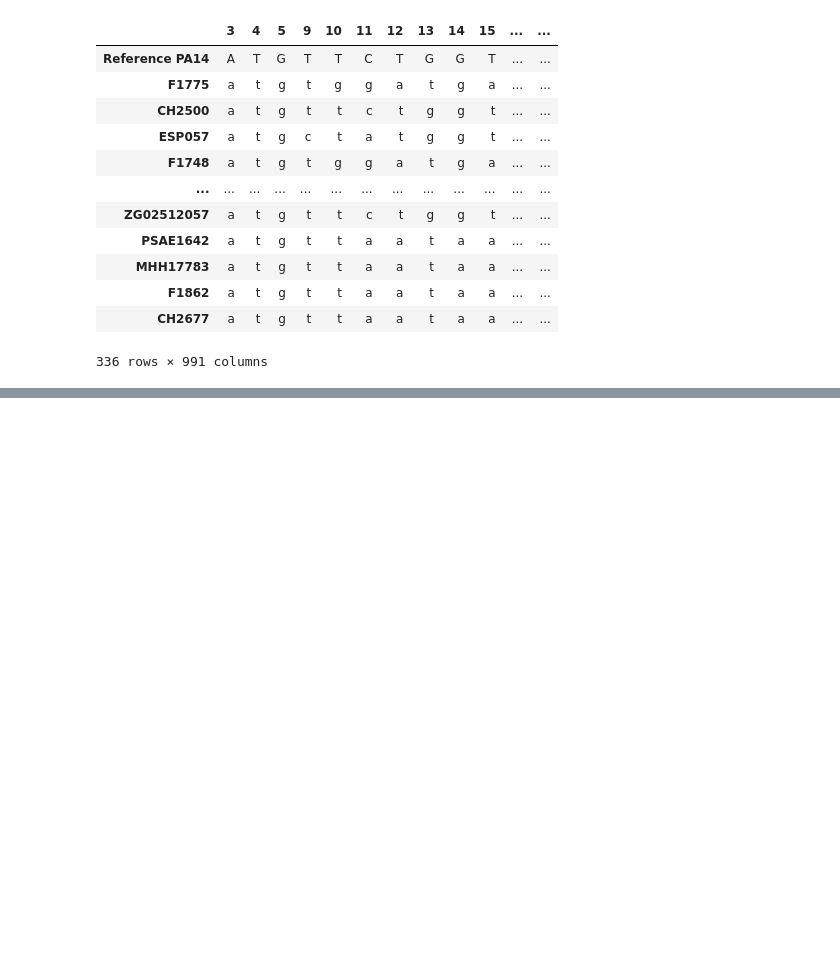
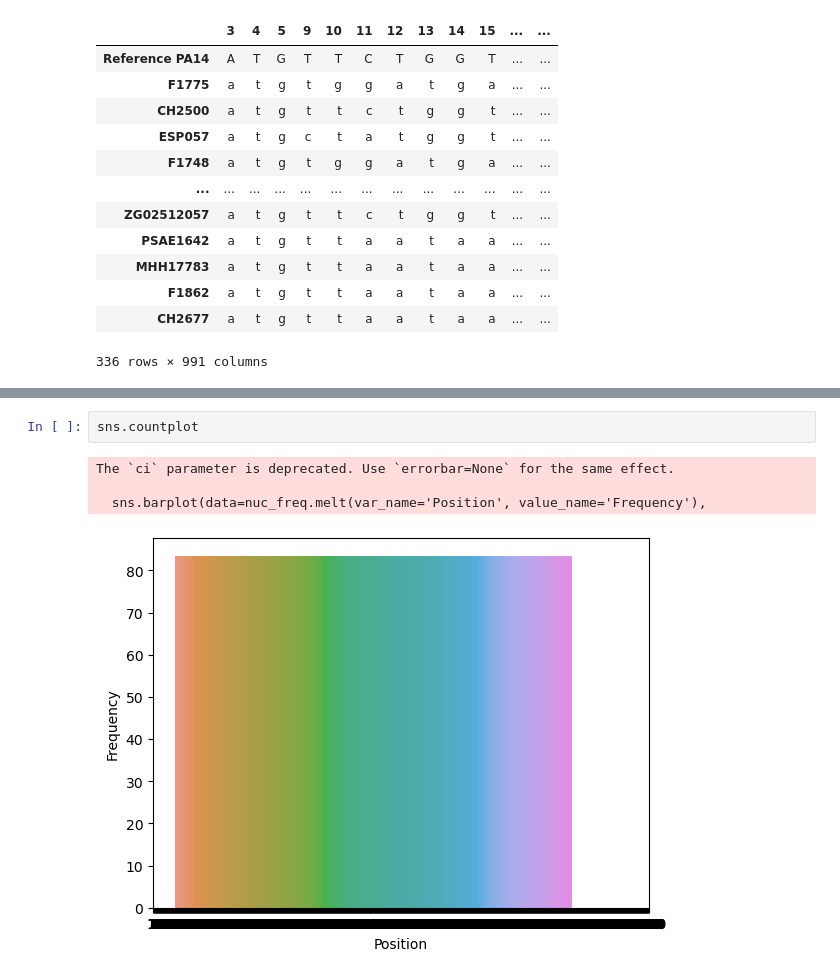
Before and after one commit to grahamgreene88/408-Research-Project, a Jupyter notebook: Antibiotic Resistance Prediction Notebook.ipynb, the cells around one changed output, grey strips where cells are left out. Cells and saved outputs as stored; diff of their text form; blank space fills up the shorter version.

Commit message:
Started visualizing distribution of nucleotide frequencies.

```diff
--- a/Antibiotic Resistance Prediction Notebook.ipynb
+++ b/Antibiotic Resistance Prediction Notebook.ipynb
@@ -204,2 +281,9 @@ msa_df
+# %%
+sns.countplot
+# %% [output]
+The `ci` parameter is deprecated. Use `errorbar=None` for the same effect.
+
+  sns.barplot(data=nuc_freq.melt(var_name='Position', value_name='Frequency'),
+[figure, added]
 # %%
 # Visualize distribution of nucelotides
```
Also changed, not shown: parts of 9 cells of this notebook.
